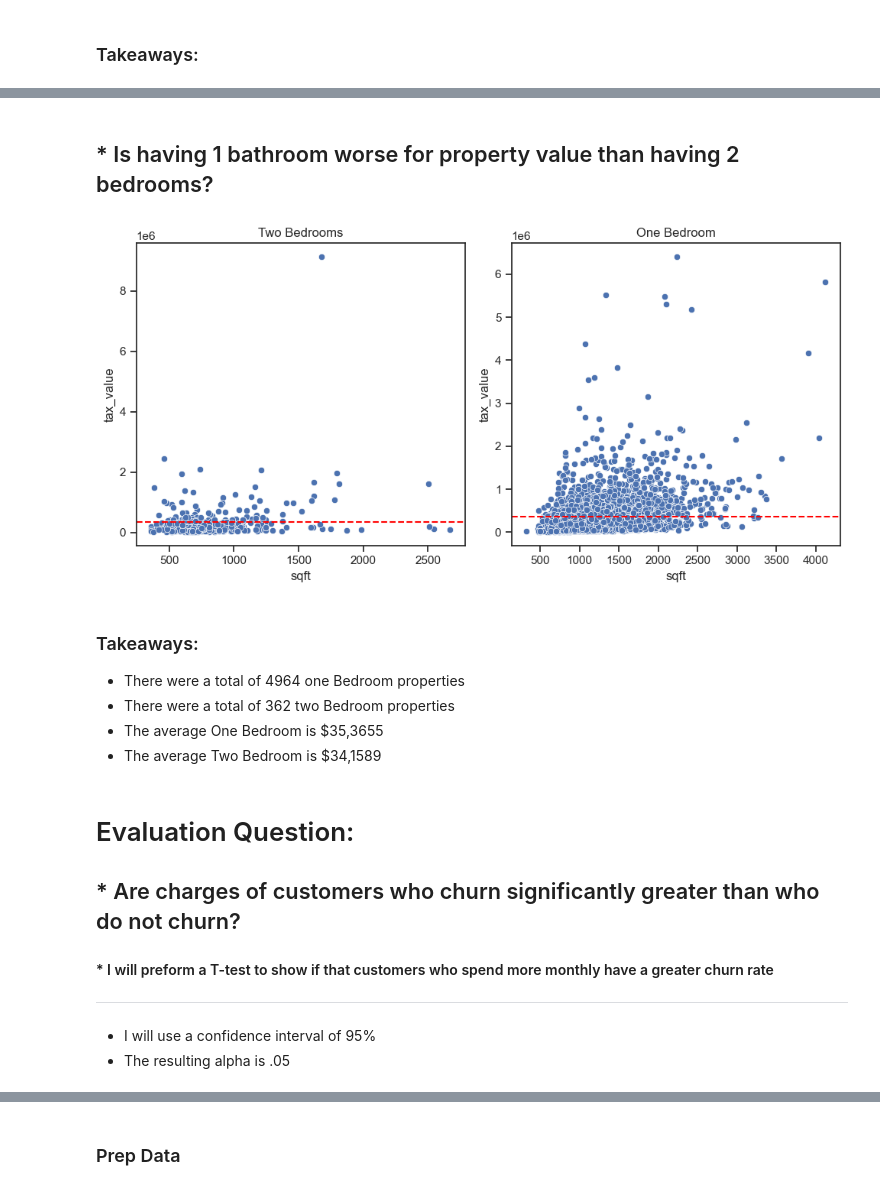
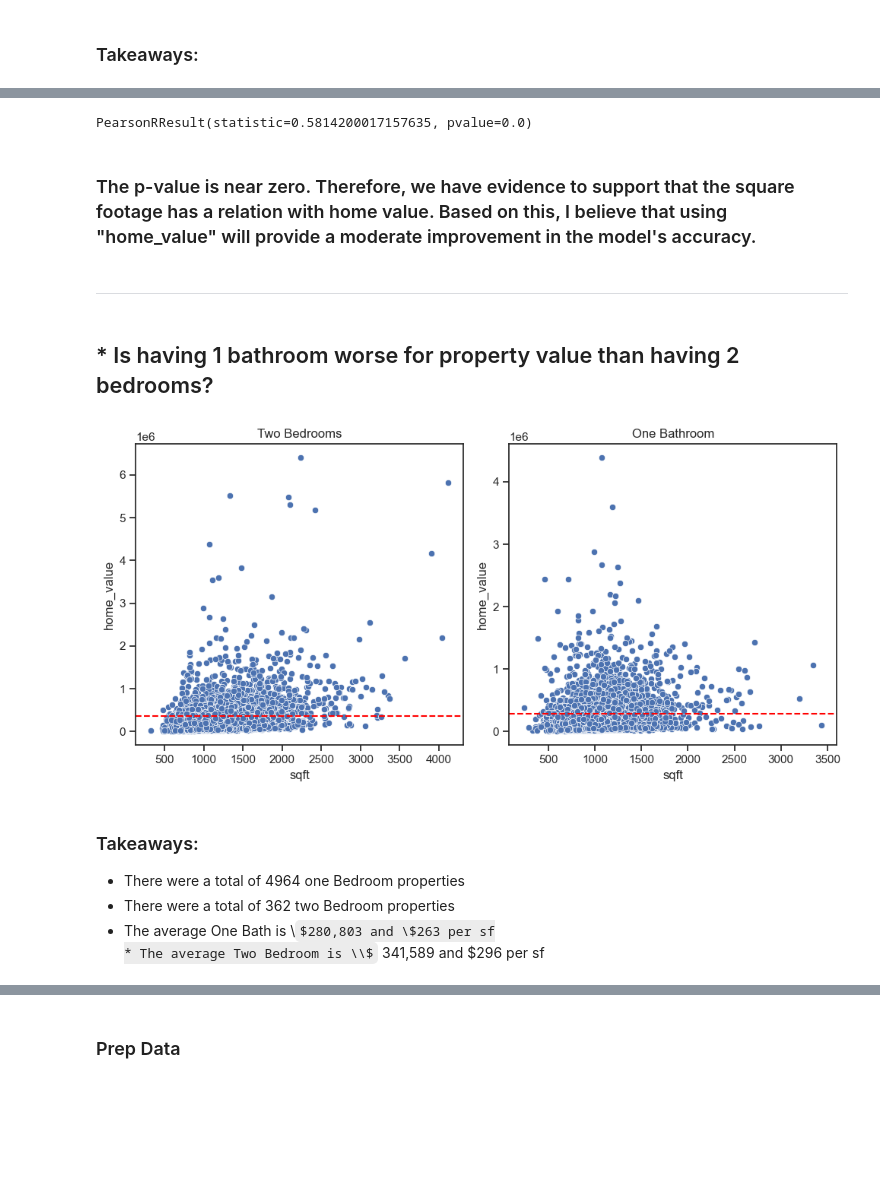
Before and after one commit to mannievilla/predicting-property-values, a Jupyter notebook: Final_Report.ipynb, the cells around one changed output, grey strips where cells are left out. Drawn from its saved outputs; the diff is of its cells as text; code cells hidden in the pictures; some formulas as TeX source; blank space fills up the shorter version.

```diff
--- a/Final_Report.ipynb
+++ b/Final_Report.ipynb
@@ -114,4 +117,11 @@ display(x_list, y_list)
 # %%
-relplot_var(train)
+plt.figure(figsize=(20, 9))
+
+# Create the scatter plot with a red line
+sns.set(style="ticks")
+sns.lmplot(data=train, x='sqft', y='home_value', line_kws={'color': 'red'})
+
+# Show the plot
+plt.show()
 # %% [output]
 <Figure size 2000x900 with 0 Axes>
@@ -155,21 +146,21 @@ I believe that using "tax_value" will provide a moderate improvement in the mode
+# %%
+test_results = stats.pearsonr(train.sqft, train.home_value)
+test_results
+# %% [output]
+PearsonRResult(statistic=0.5814200017157635, pvalue=0.0)
+# %% [markdown]
+### The p-value is near zero. Therefore, we have evidence to support that the square footage has a relation with home value. Based on this,  I believe that using "home_value" will provide a moderate improvement in the model's accuracy.
+# %% [markdown]
+---
 # %% [markdown]
 ## * Is having 1 bathroom worse for property value than having 2 bedrooms?
 # %%
-one_two_bedrooms()
+mean1, mean2 = one_bath_two_bedrooms()
 # %% [output]
-[figure, old version]
+[figure, new version]
 # %% [markdown]
 ### Takeaways:
 * There were a total of 4964 one Bedroom properties
 * There were a total of 362 two Bedroom properties
-* The average One Bedroom is \$35,3655
-* The average Two Bedroom is \$34,1589
+* The average One Bath is \\$280,803 and \$263 per sf
+* The average Two Bedroom is \\$341,589 and \$296 per sf
-# %% [markdown]
-# Evaluation Question:
-## * Are charges of customers who churn significantly greater than who do not churn?
-
-#### *  I will preform a T-test to show if that customers who spend more monthly have a greater churn rate
-
----
-+ I will use a confidence interval of 95%
-+ The resulting alpha is .05
```
Also changed, not shown: parts of 72 cells of this notebook, 3 other files.
